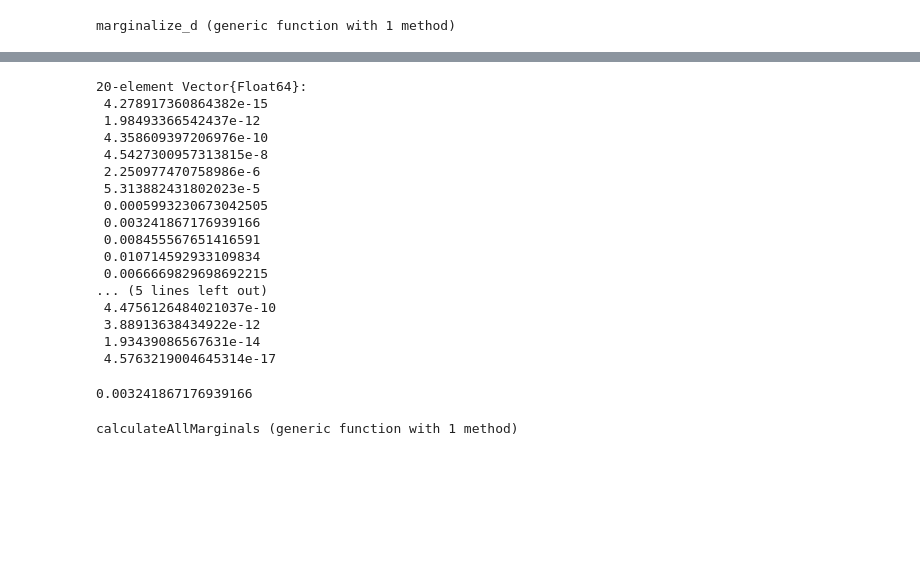
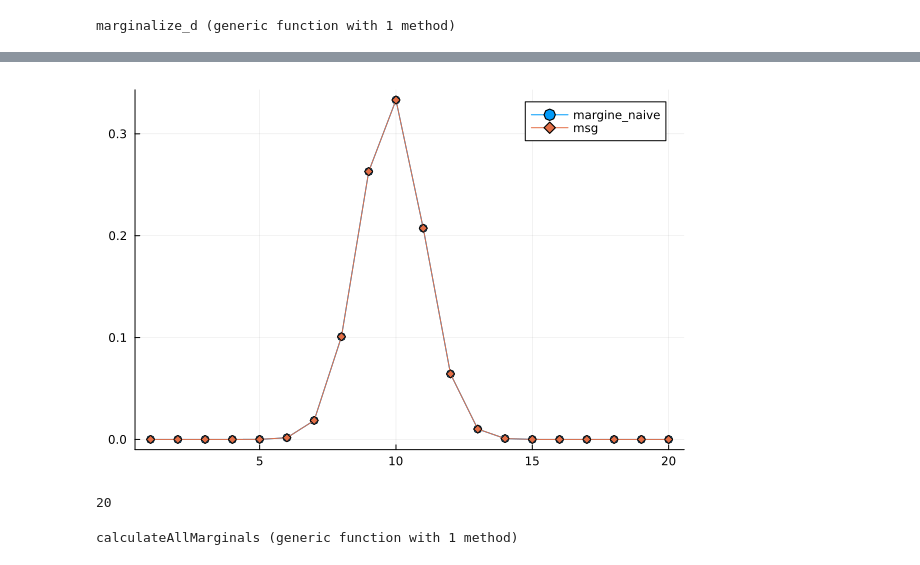
Before and after one commit to Jynns/AppliedPML_GroupA, a Jupyter notebook: shared-advanced-files/Untitled-1.ipynb, the cells around one changed output, grey strips where cells are left out. Drawn from its saved outputs; the diff is of its cells as text; code cells hidden in the pictures; blank space fills up the shorter version.

```diff
--- a/shared-advanced-files/Untitled-1.ipynb
+++ b/shared-advanced-files/Untitled-1.ipynb
@@ -23,7 +27,7 @@ function marginalize_s1(N::Int, s1::Int)
         inner_sum_s2 = 0.0
         for p1 in 1:N
             inner_sum_p1 = 0.0
-            for p2 in 1:p1 # its not wrong
+            for p2 in 1:(p1 - 1) # its not wrong
                 inner_sum_p1 += f_4(s2, p2)
             end
             inner_sum_p1 *= f_2(s1, p1)
@@ -225,27 +234,32 @@ p_s1, p_s2, p_p1, p_p2, p_d = calculateAllMarginalsViaMsg()
 # %%
-p_s1
+using Plots
+
+gr()
+N_PLOT = 20
+# x values
+xs = 1:N_PLOT
+p_s1, p_s2, p_p1, p_p2, p_d = calculateAllMarginalsViaMsg(N_PLOT)
+
+margin_s1 = [marginalize_s1(N_PLOT, i ) for i in xs]
+msg_s1 = p_s1
+print(length(msg_s1))
+
+margin_s1_norm = margin_s1 / sum(margin_s1)
+msg_s1_norm = msg_s1 / sum(msg_s1)
+
+
+plt = plot(xs, msg_s1_norm,
+           label = "margine_naive",
+           marker = :o)
+
+plot!(plt, xs, msg_s1_norm,
+      label = "msg",
+      marker = :diamond)
+
+display(plt)
 # %% [output]
+[figure, added]
-20-element Vector{Float64}:
- 4.278917360864382e-15
- 1.98493366542437e-12
- 4.358609397206976e-10
- 4.5427300957313815e-8
- 2.250977470758986e-6
- 5.313882431802023e-5
- 0.0005993230673042505
- 0.003241867176939166
- 0.008455567651416591
- 0.010714592933109834
- 0.0066669829698692215
-... (5 lines left out)
- 4.4756126484021037e-10
- 3.88913638434922e-12
- 1.93439086567631e-14
- 4.5763219004645314e-17
+20
-# %%
-p_s1[8]
-# %% [output]
-0.003241867176939166
 # %%
 function calculateAllMarginals()
     N = 20
```
Also changed, not shown: parts of 26 cells of this notebook.
